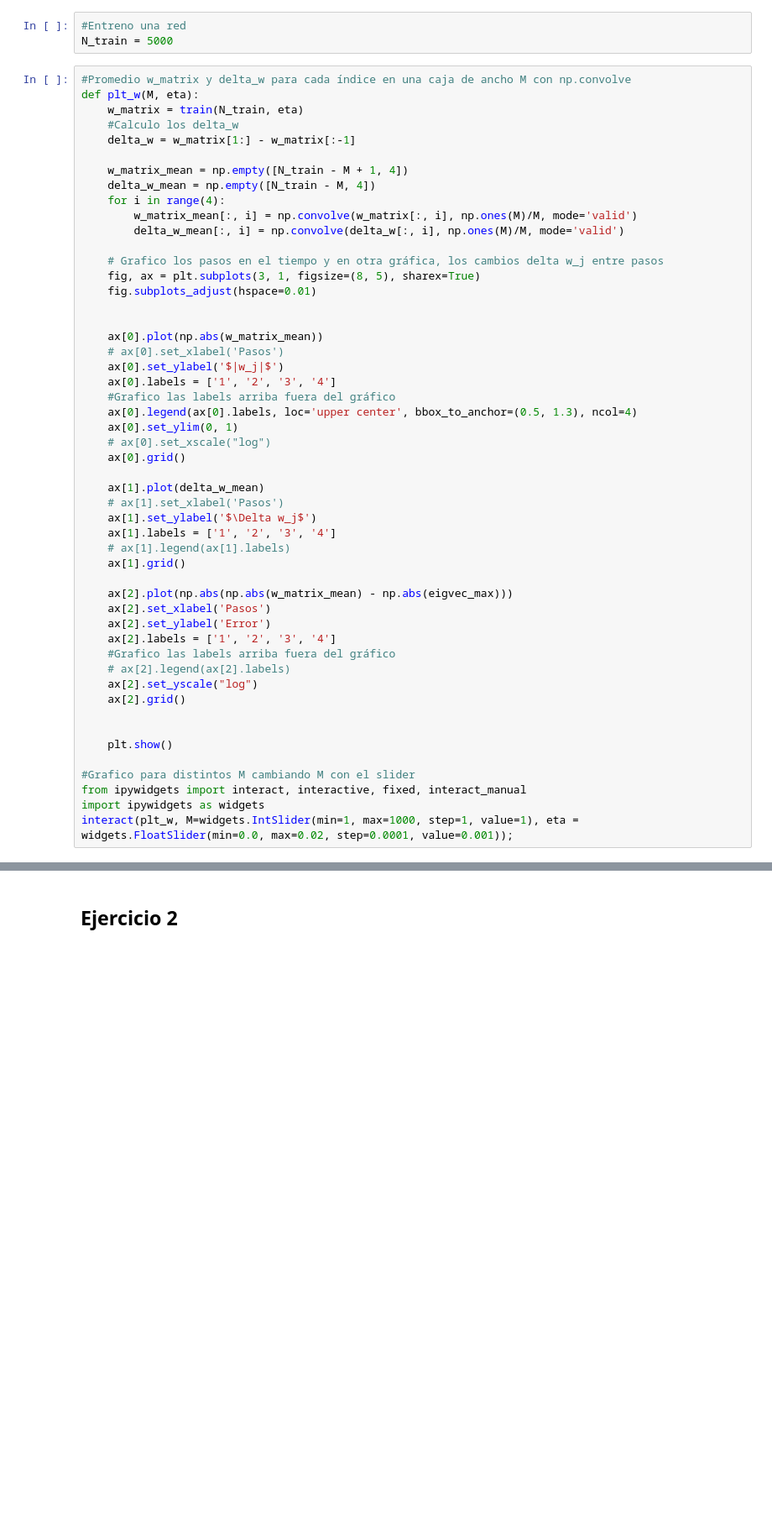
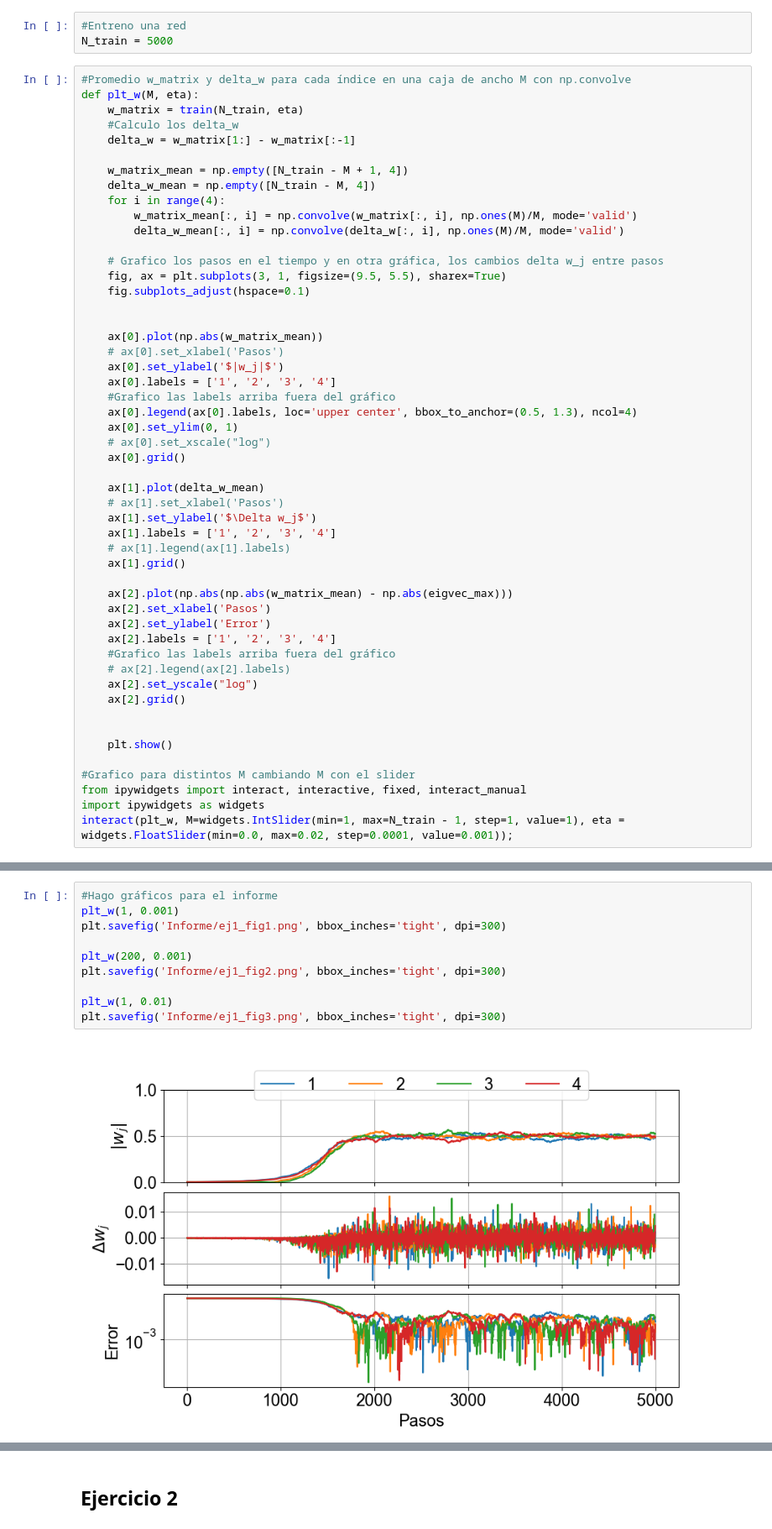
Before and after one commit to Lupama2/RedesNeuronales, a Jupyter notebook: Practicas/practica_5/Chehade_practica5.ipynb, the cells around one changed output, grey strips where cells are left out. Shown at 84% size. Saved outputs shown, nothing was run; the diff lists cells and outputs as text; blank space fills up the shorter version.

```diff
--- a/Practicas/practica_5/Chehade_practica5.ipynb
+++ b/Practicas/practica_5/Chehade_practica5.ipynb
@@ -119,8 +121,8 @@ def plt_w(M, eta):
         delta_w_mean[:, i] = np.convolve(delta_w[:, i], np.ones(M)/M, mode='valid')
 
     # Grafico los pasos en el tiempo y en otra gráfica, los cambios delta w_j entre pasos
-    fig, ax = plt.subplots(3, 1, figsize=(8, 5), sharex=True)
-    fig.subplots_adjust(hspace=0.01)
+    fig, ax = plt.subplots(3, 1, figsize=(9.5, 5.5), sharex=True)
+    fig.subplots_adjust(hspace=0.1)
 
 
     ax[0].plot(np.abs(w_matrix_mean))
@@ -155,5 +157,5 @@ def plt_w(M, eta):
 #Grafico para distintos M cambiando M con el slider
 from ipywidgets import interact, interactive, fixed, interact_manual
 import ipywidgets as widgets
-interact(plt_w, M=widgets.IntSlider(min=1, max=1000, step=1, value=1), eta = widgets.FloatSlider(min=0.0, max=0.02, step=0.0001, value=0.001));
+interact(plt_w, M=widgets.IntSlider(min=1, max=N_train - 1, step=1, value=1), eta = widgets.FloatSlider(min=0.0, max=0.02, step=0.0001, value=0.001));
 # %% [output]
@@ -160,0 +163,12 @@ interactive(children=(IntSlider(value=1, description='M', max=1000, min=1), Floa
+# %%
+#Hago gráficos para el informe
+plt_w(1, 0.001)
+plt.savefig('Informe/ej1_fig1.png', bbox_inches='tight', dpi=300)
+
+plt_w(200, 0.001)
+plt.savefig('Informe/ej1_fig2.png', bbox_inches='tight', dpi=300)
+
+plt_w(1, 0.01)
+plt.savefig('Informe/ej1_fig3.png', bbox_inches='tight', dpi=300)
+# %% [output]
+[figure, added]
```
Also changed, not shown: parts of 4 cells of this notebook, 3 other files.
